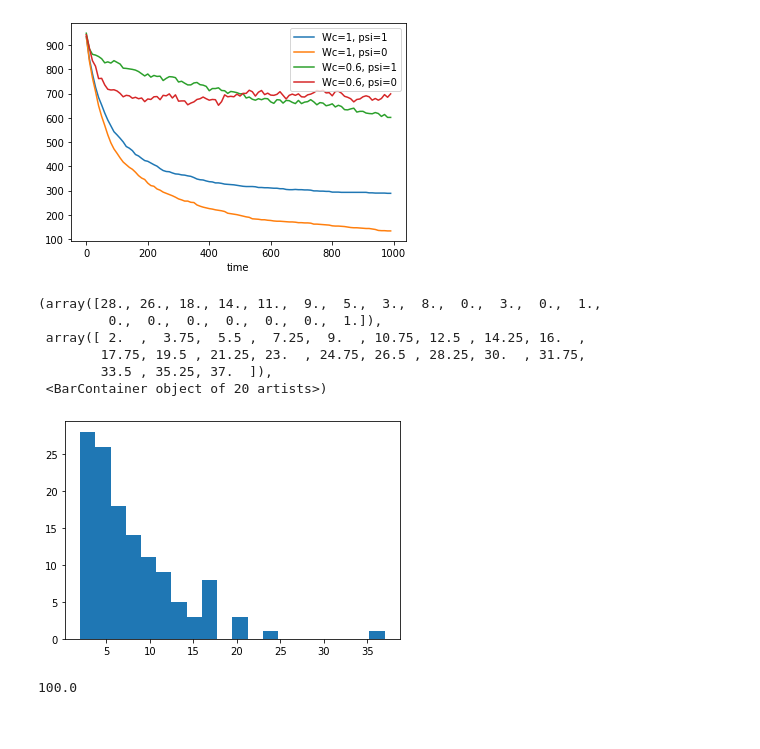
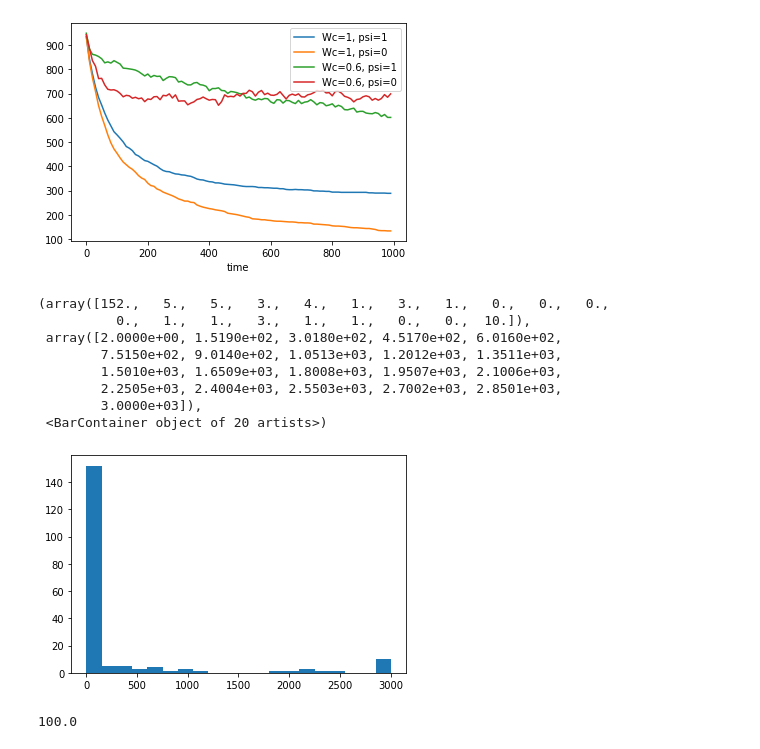
Before and after one commit to RudgeLab/killifish, a Jupyter notebook: notebooks/Clusters_param_scan.ipynb, the cells around one changed output. Saved outputs shown, nothing was run; the diff lists cells and outputs as text; code cells hidden in the pictures.

Commit message:
Notebook analysing clustering across parameter ranges

```diff
--- a/notebooks/Clusters_param_scan.ipynb
+++ b/notebooks/Clusters_param_scan.ipynb
@@ -6,13 +6,13 @@ import numpy as np
 import os
 import pandas as pd
 # %%
-file_path = '/Users/timrudge/cellmodeller/data/param_scan/'
+file_path = '/Users/timrudge/cellmodeller/data/param_scan_psi_hd_10x/'
 
 # Location of the data we want to analyse, assume all folders are results
 folders = os.listdir(file_path)
 
-df = pd.DataFrame(columns=['Wc', 'psi', 'time', 'max_size', 'mean_size', 'number'])
-df_dist = pd.DataFrame(columns=['Wc', 'psi', 'time', 'size'])
+df_hd = pd.DataFrame(columns=['Wc', 'psi', 'density', 'time', 'max_size', 'mean_size', 'number'])
+df_hd_dist = pd.DataFrame(columns=['Wc', 'psi', 'density', 'time', 'size'])
 
 
 for folder in folders:
@@ -23,6 +23,8 @@ for folder in folders:
     Wc = float(parts[1].replace('_', '.'))
     psi = float(parts[3].replace('_', '.'))
     N = int(parts[6].split('_')[0])
+    sphere_rad = float(parts[6].split('_')[3].split('-')[0])
+    density = N / (4 * sphere_rad**2)
 
     # Look at the first 1000 time steps of this simulation
     for t in range(0,1000,10):
@@ -46,12 +48,13 @@ for folder in folders:
                 'Wc': Wc,
                 'psi':psi,
                 'time':t,
+                'density':density,
                 'max_size':max_size,
                 'mean_size':mean_size,
                 'number':number,
             }
-            df = df.append(row, ignore_index=True)
+            df_hd = df_hd.append(row, ignore_index=True)
             rows = pd.DataFrame()
             rows['size'] = sizes
-            rows['Wc'], rows['psi'], rows['time'] = Wc, psi, t
-            df_dist = df_dist.append(rows)
+            rows['Wc'], rows['psi'], rows['time'], rows['density'] = Wc, psi, t, density
+            df_hd_dist = df_hd_dist.append(rows)
@@ -152,17 +350,20 @@ axs.legend(['Wc=1, psi=1', 'Wc=1, psi=0', 'Wc=0.6, psi=1', 'Wc=0.6, psi=0'])
 # %%
 fig,ax = plt.subplots(1,1)
 #for wc, g in df_dist.groupby('Wc'):
 #    for psi,gg in g.groupby('psi'):
-gg = df_dist[(df_dist.time==990) * (df_dist.Wc==1) * (df_dist.psi==0)]
+df_dist_combo = df_hd_dist.append(df_md_dist)
+gg = df_dist_combo[(df_dist_combo.time==990) * (df_dist_combo.Wc==1) * (df_dist_combo.psi==1)]
 plt.hist(gg['size'], bins=20)
 # %% [output]
-(array([28., 26., 18., 14., 11.,  9.,  5.,  3.,  8.,  0.,  3.,  0.,  1.,
-         0.,  0.,  0.,  0.,  0.,  0.,  1.]),
- array([ 2.  ,  3.75,  5.5 ,  7.25,  9.  , 10.75, 12.5 , 14.25, 16.  ,
-        17.75, 19.5 , 21.25, 23.  , 24.75, 26.5 , 28.25, 30.  , 31.75,
-        33.5 , 35.25, 37.  ]),
+(array([152.,   5.,   5.,   3.,   4.,   1.,   3.,   1.,   0.,   0.,   0.,
+          0.,   1.,   1.,   3.,   1.,   1.,   0.,   0.,  10.]),
+ array([2.0000e+00, 1.5190e+02, 3.0180e+02, 4.5170e+02, 6.0160e+02,
+        7.5150e+02, 9.0140e+02, 1.0513e+03, 1.2012e+03, 1.3511e+03,
+        1.5010e+03, 1.6509e+03, 1.8008e+03, 1.9507e+03, 2.1006e+03,
+        2.2505e+03, 2.4004e+03, 2.5503e+03, 2.7002e+03, 2.8501e+03,
+        3.0000e+03]),
  <BarContainer object of 20 artists>)
-[figure, old version]
+[figure, new version]
 # %%
 type(df_dist['size'])
 print(rad)
```
Also changed, not shown: parts of 10 cells of this notebook.
